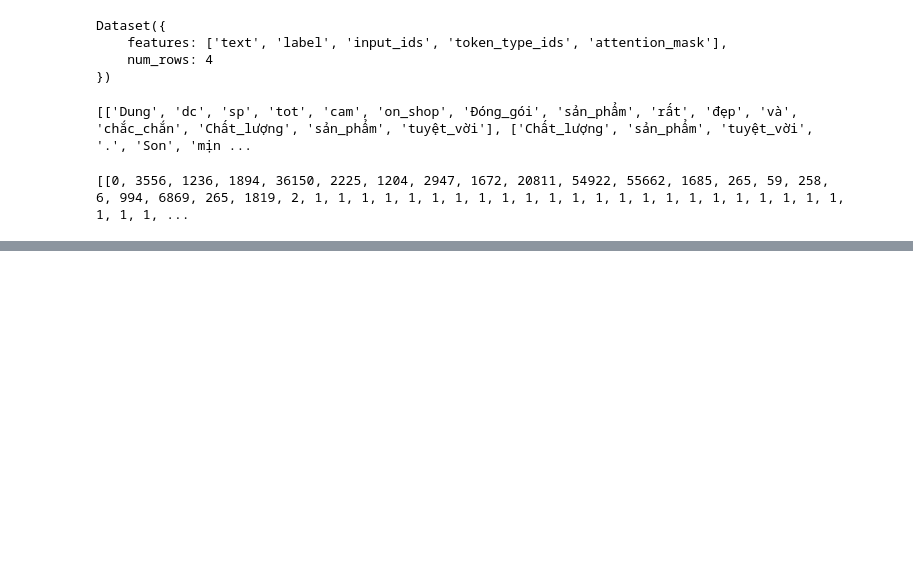
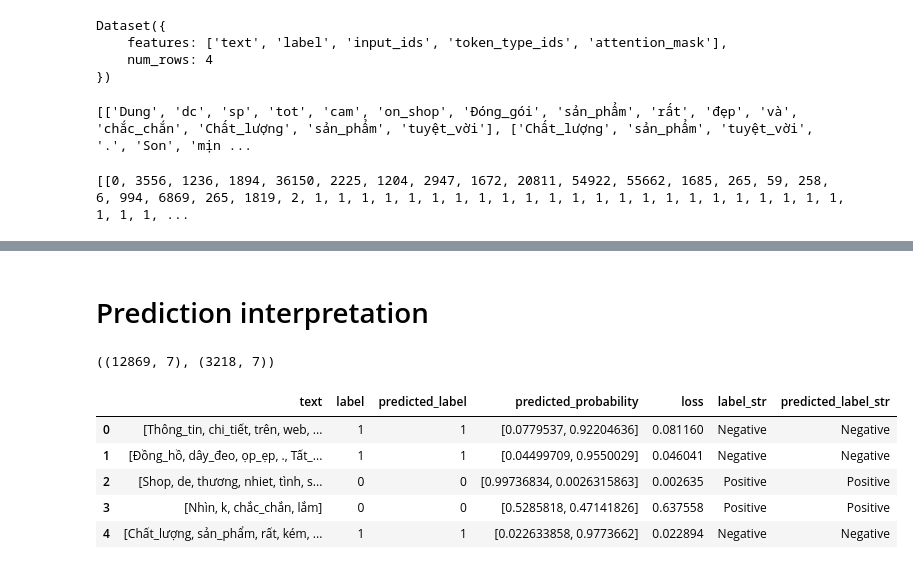
Before and after one commit to anhquan0412/nlp_practice, a Jupyter notebook: teaching_nlp/nlp_classification.ipynb, the cells around one changed output, grey strips where cells are left out. Drawn from its saved outputs; the diff is of its cells as text; code cells hidden in the pictures; blank space fills up the shorter version.

```diff
--- a/teaching_nlp/nlp_classification.ipynb
+++ b/teaching_nlp/nlp_classification.ipynb
@@ -383,0 +633,2 @@ You should probably TRAIN this model on a down-stream task to be able to use it
+# %% [markdown]
+# Prediction interpretation
@@ -383,0 +683,13 @@ You should probably TRAIN this model on a down-stream task to be able to use it
+# %%
+df_trn.shape,df_val.shape
+# %% [output]
+((12869, 7), (3218, 7))
+# %%
+df_val.head()
+# %% [output]
+|  | text | label | predicted_label | predicted_probability | loss | label_str | predicted_label_str |
+| 0 | [Thông_tin, chi_tiết, trên, web, ... | 1 | 1 | [0.0779537, 0.92204636] | 0.081160 | Negative | Negative |
+| 1 | [Đồng_hồ, dây_đeo, ọp_ẹp, ., Tất_... | 1 | 1 | [0.04499709, 0.9550029] | 0.046041 | Negative | Negative |
+| 2 | [Shop, de, thương, nhiet, tình, s... | 0 | 0 | [0.99736834, 0.0026315863] | 0.002635 | Positive | Positive |
+| 3 | [Nhìn, k, chắc_chắn, lắm] | 0 | 0 | [0.5285818, 0.47141826] | 0.637558 | Positive | Positive |
+| 4 | [Chất_lượng, sản_phẩm, rất, kém, ... | 1 | 1 | [0.022633858, 0.9773662] | 0.022894 | Negative | Negative |
```
Also changed, not shown: parts of 78 cells of this notebook, 2 other files.
